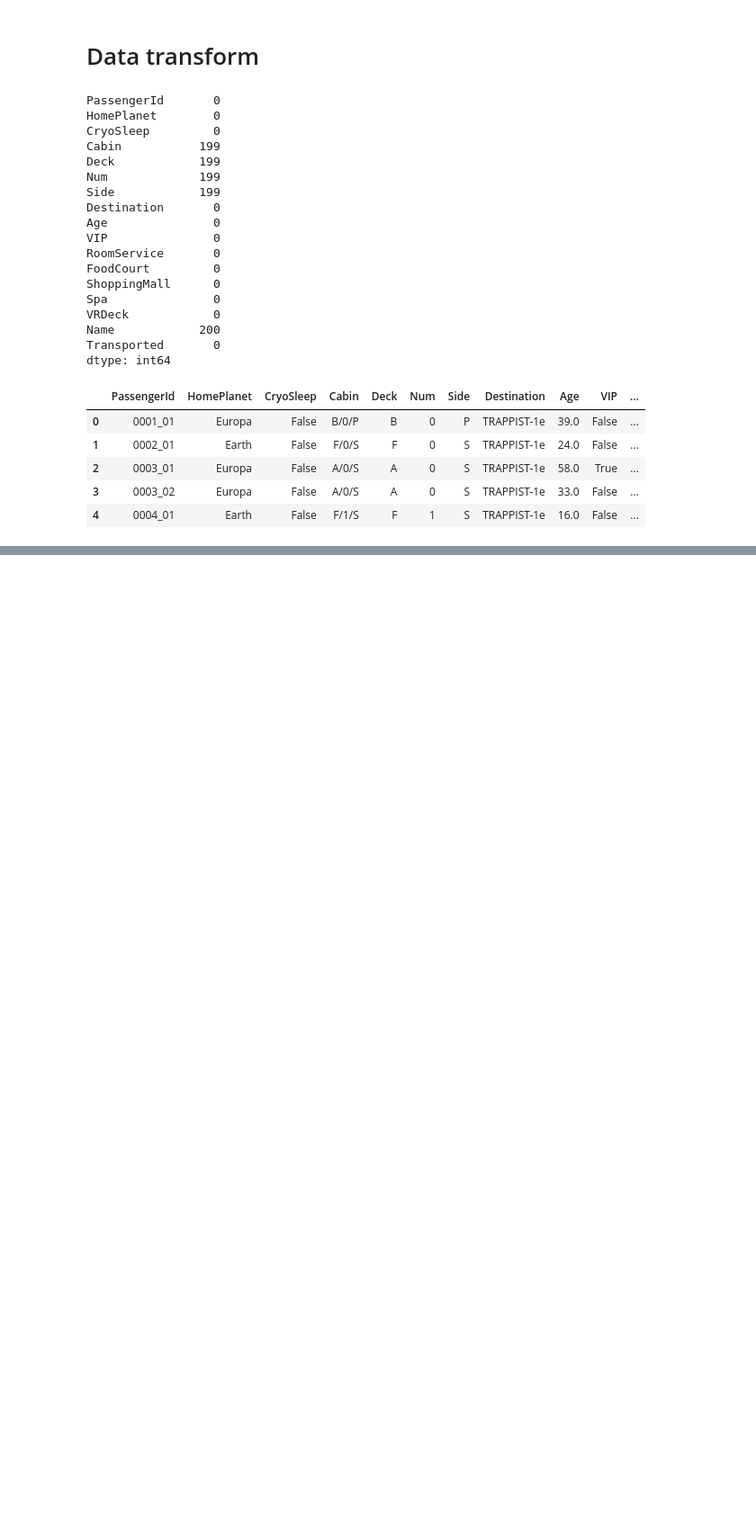
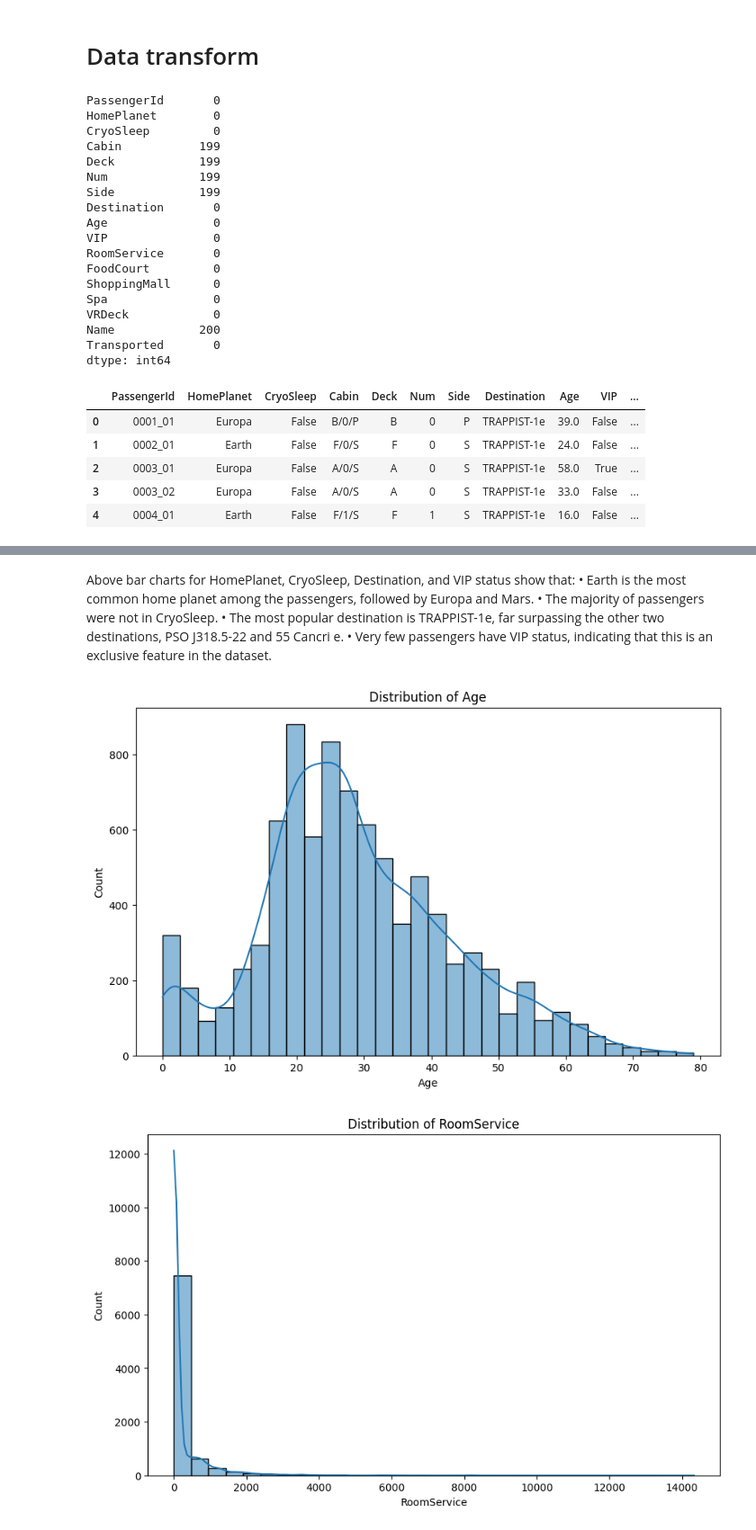
Before and after one commit to ResearchMethodsGroupAssignment/Kaggle_Challenge_Team2, a Jupyter notebook: Kaggle_team2_Titanic.ipynb, the cells around one changed output, grey strips where cells are left out. Shown: that part at 90% size. Cells and saved outputs as stored; diff of their text form; code cells hidden in the pictures; blank space fills up the shorter version.

```diff
--- a/Kaggle_team2_Titanic.ipynb
+++ b/Kaggle_team2_Titanic.ipynb
@@ -211,0 +228,17 @@ train.head()
+# %% [markdown]
+Above bar charts for HomePlanet, CryoSleep, Destination, and VIP status show that:
+• Earth is the most common home planet among the passengers, followed by Europa and Mars.
+• The majority of passengers were not in CryoSleep.
+• The most popular destination is TRAPPIST-1e, far surpassing the other two destinations, PSO J318.5-22 and 55 Cancri e.
+• Very few passengers have VIP status, indicating that this is an exclusive feature in the dataset.
+# %%
+# Numerical Data Visualization
+numerical_columns = ['Age', 'RoomService', 'FoodCourt', 'ShoppingMall', 'Spa', 'VRDeck']
+for column in numerical_columns:
+    plt.figure(figsize=(10, 6))
+    sns.histplot(train[column], kde=True, bins=30)
+    plt.title(f'Distribution of {column}')
+    plt.show()
+# %% [output]
+[figure, added]
+[figure, added]
```
Also changed, not shown: parts of 7 cells of this notebook.
